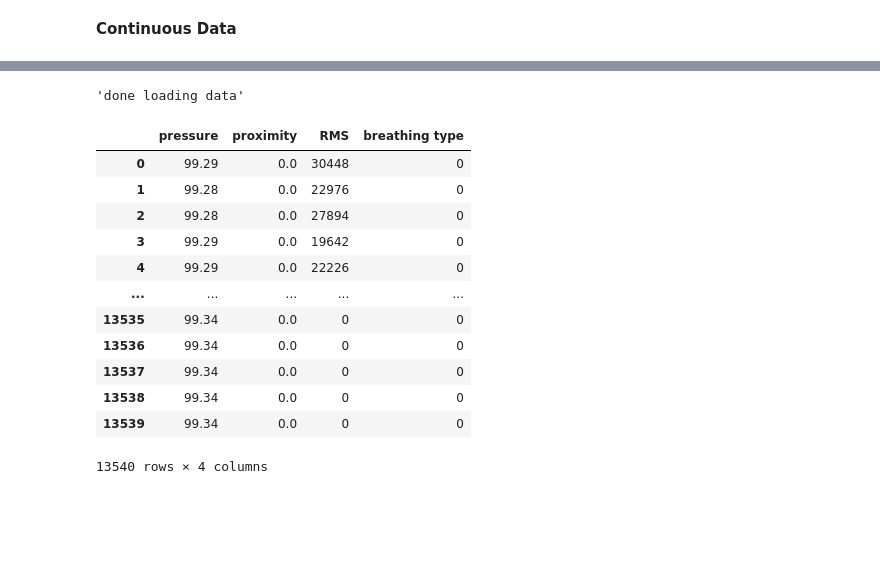
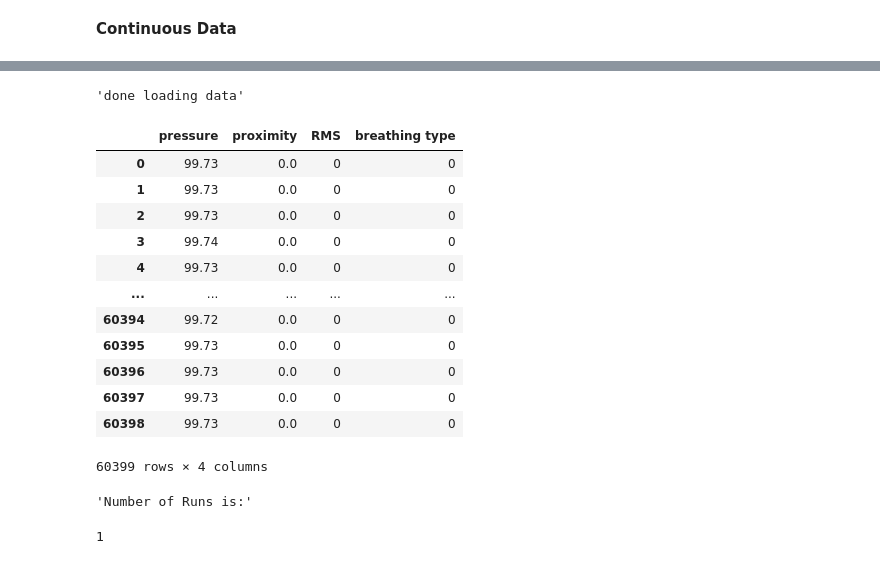
Before and after one commit to yohancsx/SmartMask, a Jupyter notebook: data processing/DataCollectionVisualization.ipynb, the cells around one changed output, grey strips where cells are left out. Saved outputs shown, nothing was run; the diff lists cells and outputs as text; code cells hidden in the pictures; blank space fills up the shorter version.

```diff
--- a/data processing/DataCollectionVisualization.ipynb
+++ b/data processing/DataCollectionVisualization.ipynb
@@ -138,39 +139,41 @@ Saving YMDATA_Partial1.CSV to YMDATA_Partial1.CSV
 # %%
 #the name for the breathing data
-dataFile = 'YMDATA_Partial1.CSV'
+dataFile = 'Karl_Participant_1.CSV'
 
 #imports the data
 dfData = pd.read_csv(io.BytesIO(uploaded[dataFile]))
 dfData.columns = ['pressure','proximity','RMS','breathing type']
 
 display("done loading data")
 display(dfData)
 
 #split the data into the columns and make numpy arrays
 pressure = dfData['pressure'].to_numpy()
 proximity = dfData['proximity'].to_numpy()
 RMS = dfData['RMS'].to_numpy()
 breathing_type = dfData['breathing type'].to_numpy()
 
 #show the number of datasets
 result = np.where(RMS == -1)
 display("Number of Runs is:")
 display(result[0].size + 1)
 # %% [output]
 'done loading data'
 |  | pressure | proximity | RMS | breathing type |
-| 0 | 99.29 | 0.0 | 30448 | 0 |
-| 1 | 99.28 | 0.0 | 22976 | 0 |
-| 2 | 99.28 | 0.0 | 27894 | 0 |
-| 3 | 99.29 | 0.0 | 19642 | 0 |
-| 4 | 99.29 | 0.0 | 22226 | 0 |
+| 0 | 99.73 | 0.0 | 0 | 0 |
+| 1 | 99.73 | 0.0 | 0 | 0 |
+| 2 | 99.73 | 0.0 | 0 | 0 |
+| 3 | 99.74 | 0.0 | 0 | 0 |
+| 4 | 99.73 | 0.0 | 0 | 0 |
 | ... | ... | ... | ... | ... |
-| 13535 | 99.34 | 0.0 | 0 | 0 |
-| 13536 | 99.34 | 0.0 | 0 | 0 |
-| 13537 | 99.34 | 0.0 | 0 | 0 |
-| 13538 | 99.34 | 0.0 | 0 | 0 |
-| 13539 | 99.34 | 0.0 | 0 | 0 |
+| 60394 | 99.72 | 0.0 | 0 | 0 |
+| 60395 | 99.73 | 0.0 | 0 | 0 |
+| 60396 | 99.73 | 0.0 | 0 | 0 |
+| 60397 | 99.73 | 0.0 | 0 | 0 |
+| 60398 | 99.73 | 0.0 | 0 | 0 |
-13540 rows × 4 columns
+60399 rows × 4 columns
+'Number of Runs is:'
+1
 # %%
 #get the time series in ms
 t = np.arange(0, RMS.shape[0], 1)
```
Also changed, not shown: parts of 7 cells of this notebook.
